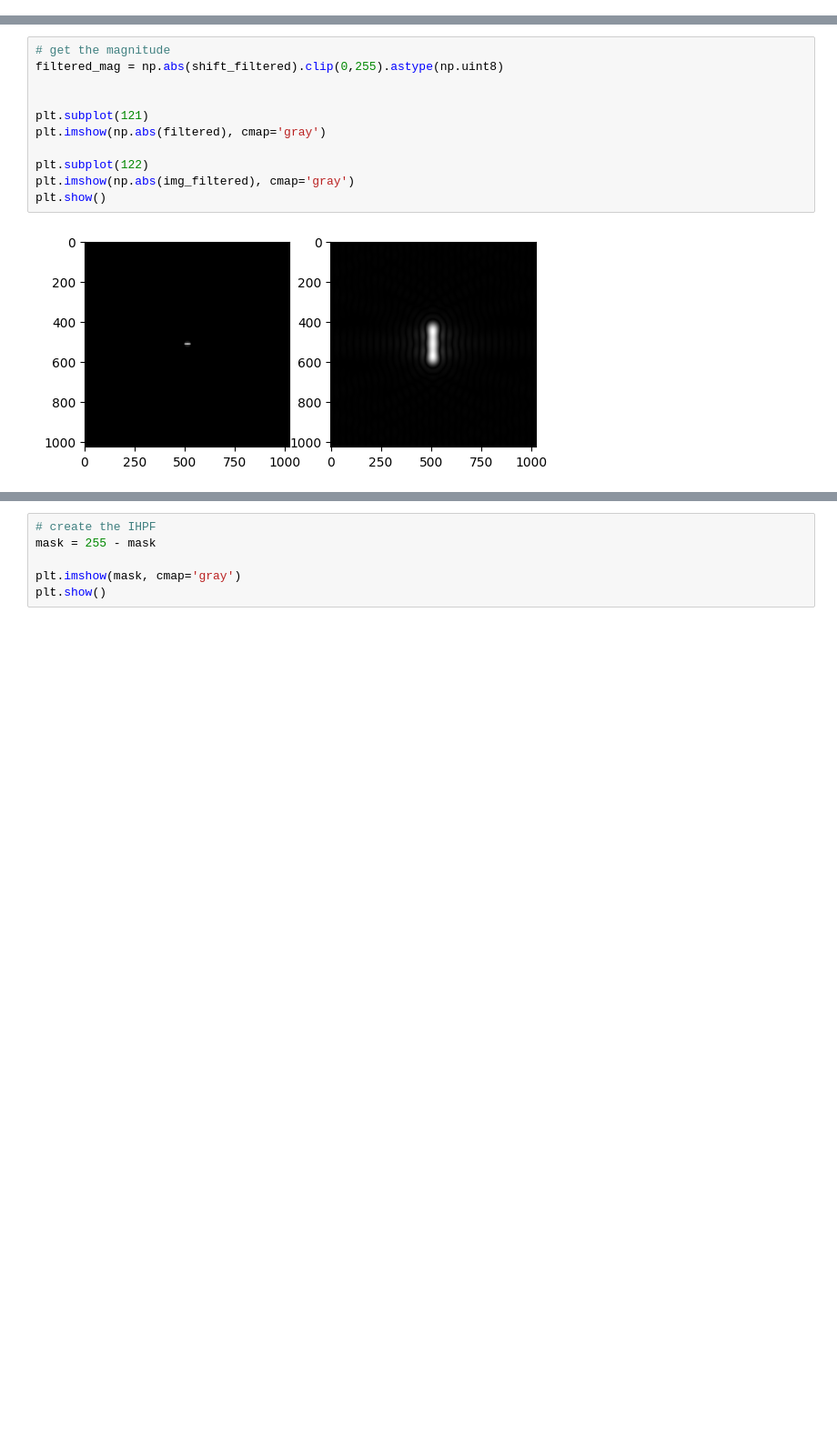
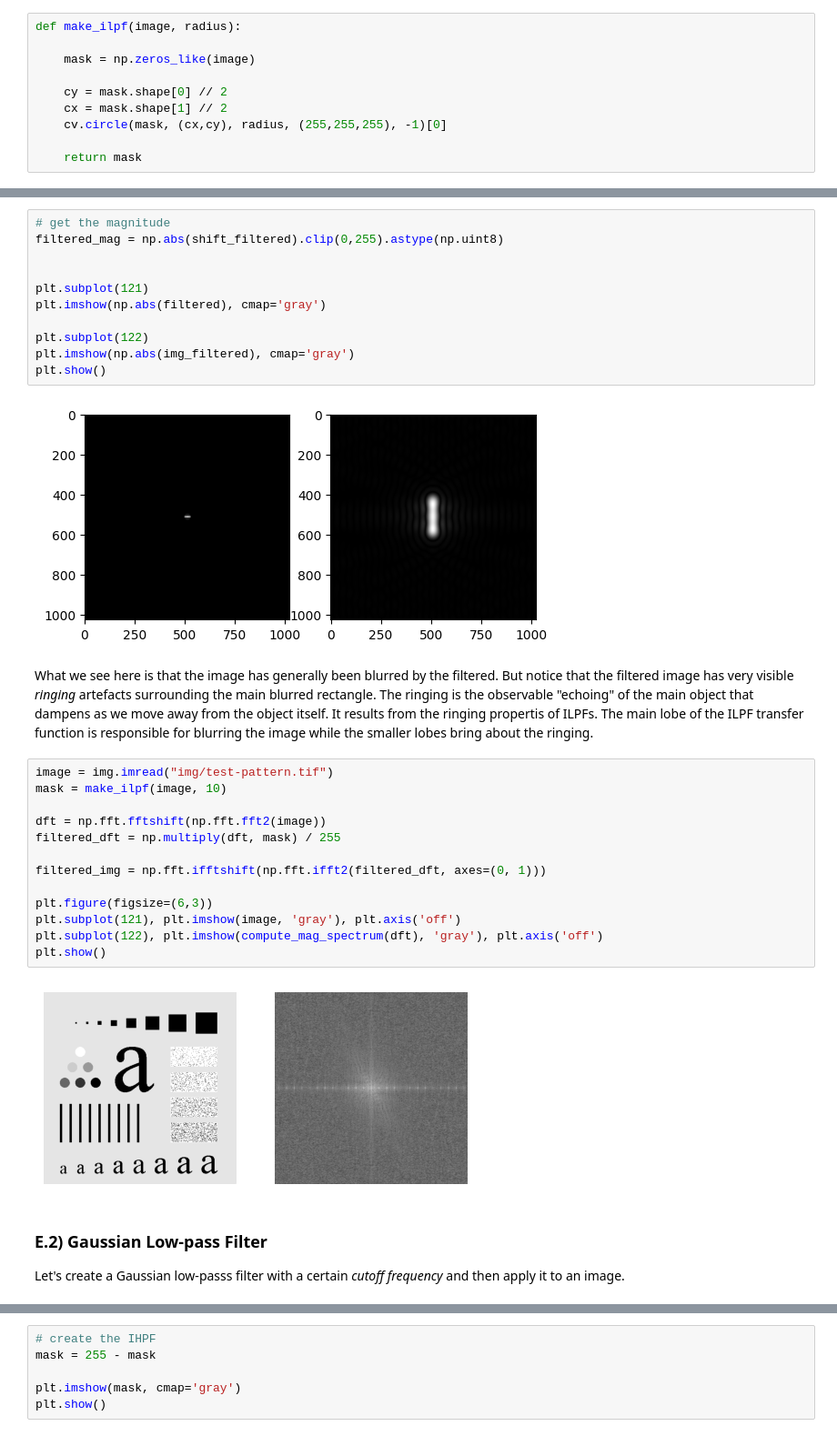
Before and after one commit to ciiram/image-processing, a Jupyter notebook: lecture-06.ipynb, the cells around one changed output, grey strips where cells are left out. Shown at 91% size. Cells and saved outputs as stored; diff of their text form; blank space fills up the shorter version.

```diff
--- a/lecture-06.ipynb
+++ b/lecture-06.ipynb
@@ -159,6 +264,16 @@ H(u,v)=
 0 & D(u,v) > D_0
 \end{cases}
 \end{equation}
+# %%
+def make_ilpf(image, radius):
+
+    mask = np.zeros_like(image)
+
+    cy = mask.shape[0] // 2
+    cx = mask.shape[1] // 2
+    cv.circle(mask, (cx,cy), radius, (255,255,255), -1)[0]
+
+    return mask
 # %%
 D0 = 16
 
@@ -200,3 +310,23 @@ plt.imshow(np.abs(img_filtered), cmap='gray')
 plt.show()
 # %% [output]
 [figure]
+# %% [markdown]
+What we see here is that the image has generally been blurred by the filtered. But notice that the filtered image has very visible _ringing_ artefacts surrounding the main blurred rectangle. The ringing is the observable "echoing" of the main object that dampens as we move away from the object itself. It results from the ringing propertis of ILPFs. The main lobe of the ILPF transfer function is responsible for blurring the image while the smaller lobes bring about the ringing.
+# %%
+image = img.imread("img/test-pattern.tif")
+mask = make_ilpf(image, 10)
+
+dft = np.fft.fftshift(np.fft.fft2(image))
+filtered_dft = np.multiply(dft, mask) / 255
+
+filtered_img = np.fft.ifftshift(np.fft.ifft2(filtered_dft, axes=(0, 1)))
+
+plt.figure(figsize=(6,3))
+plt.subplot(121), plt.imshow(image, 'gray'), plt.axis('off')
+plt.subplot(122), plt.imshow(compute_mag_spectrum(dft), 'gray'), plt.axis('off')
+plt.show()
+# %% [output]
+[figure, added]
+# %% [markdown]
+### E.2) Gaussian Low-pass Filter
+Let's create a Gaussian low-passs filter with a certain _cutoff frequency_ and then apply it to an image.
```
Also changed, not shown: parts of 25 cells of this notebook.
